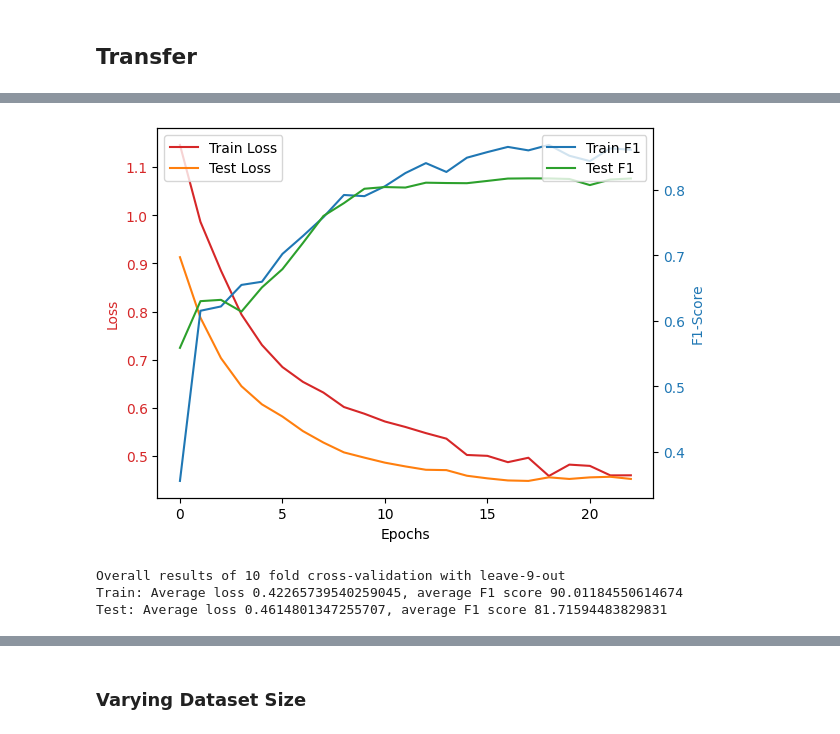
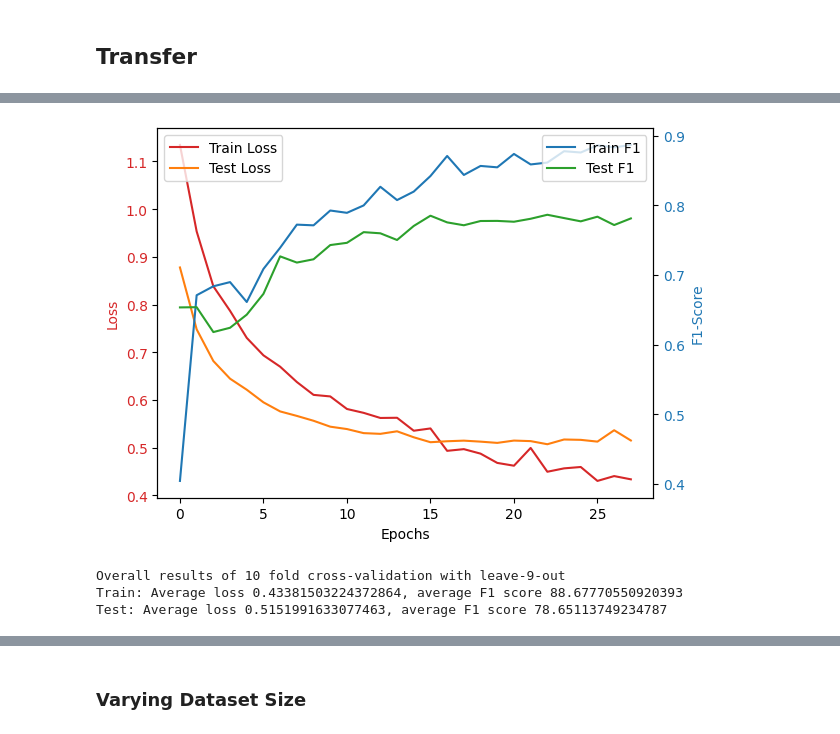
Before and after one commit to MattyAB/ecg_transfer, a Jupyter notebook: ecg.ipynb, the cells around one changed output, grey strips where cells are left out. Cells and saved outputs as stored; diff of their text form; code cells hidden in the pictures.

```diff
--- a/ecg.ipynb
+++ b/ecg.ipynb
@@ -223,7 +208,7 @@ trainparams.k=10
 trainparams.m=9
 trainparams.early_stopping=5
 
-history = train_kfold_transfer_model(dataset_12lead, trainparams, TransferFCModel, buffer=buffer, test=False)
+history = train_kfold_transfer_model(dataset_12lead, trainparams, TransferFCModel, buffer=buffer, test=True)
 
 plot_tt_graph(history, idx=0)
 display_results(history, trainparams=trainparams)
@@ -248,7 +220,7 @@ Early stopping triggered after epoch 25
-[figure, old version]
+[figure, new version]
 Overall results of 10 fold cross-validation with leave-9-out
-Train: Average loss 0.42265739540259045, average F1 score 90.01184550614674
-Test: Average loss 0.4614801347255707, average F1 score 81.71594483829831
+Train: Average loss 0.43381503224372864, average F1 score 88.67770550920393
+Test: Average loss 0.5151991633077463, average F1 score 78.65113749234787
 # %%
 ## Train k-fold crossvalidated model transferred, 1 -> 12 lead data
 ## Transfer adds new fc layer as well as allowing intermediate connections between LSTM1 and LSTM2
```
Also changed, not shown: parts of 25 cells of this notebook, 3 other files.
